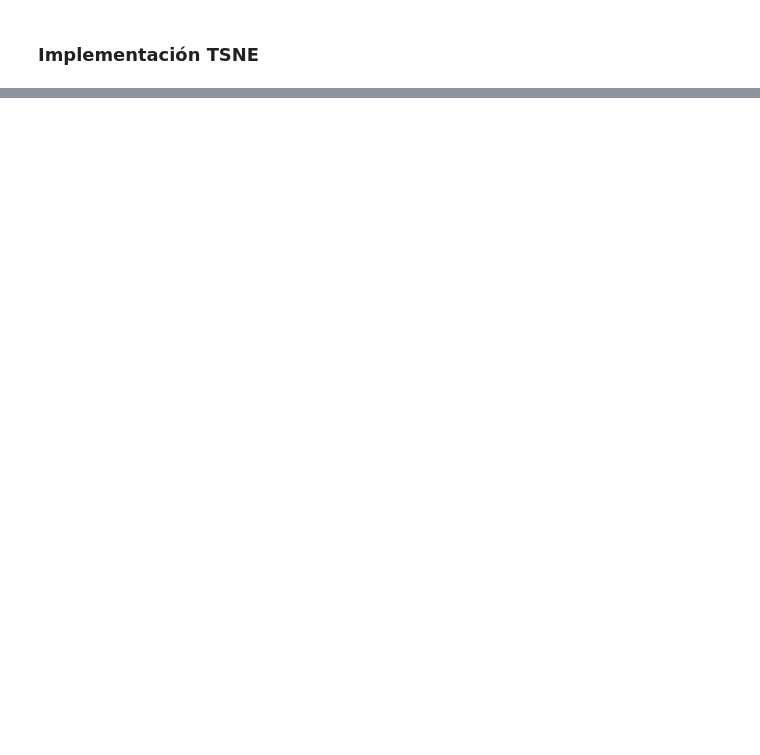
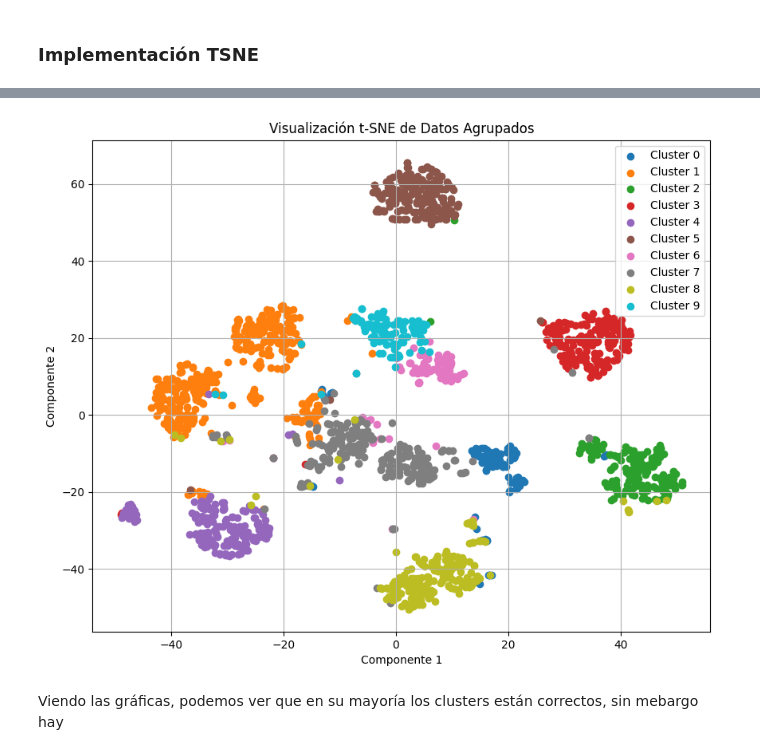
Before and after one commit to Moni-Ib/data-analytics, a Jupyter notebook: notebooks/activity.mnist.ipynb, the cells around one changed output, grey strips where cells are left out. Cells and saved outputs as stored; diff of their text form; code cells hidden in the pictures; blank space fills up the shorter version.

```diff
--- a/notebooks/activity.mnist.ipynb
+++ b/notebooks/activity.mnist.ipynb
@@ -131,0 +91,14 @@ fig.show()
+# %%
+plt.figure(figsize=(10, 8))
+for cluster in np.unique(clusters):
+    plt.scatter(X_tsne[clusters == cluster, 0], X_tsne[clusters == cluster, 1], label=f'Cluster {cluster}')
+plt.title('Visualización t-SNE de Datos Agrupados')
+plt.xlabel('Componente 1')
+plt.ylabel('Componente 2')
+plt.legend()
+plt.grid(True)
+plt.show()
+# %% [output]
+[figure, added]
+# %% [markdown]
+Viendo las gráficas, podemos ver que en su mayoría los clusters están correctos, sin mebargo hay
```
Also changed, not shown: parts of 12 cells of this notebook.
